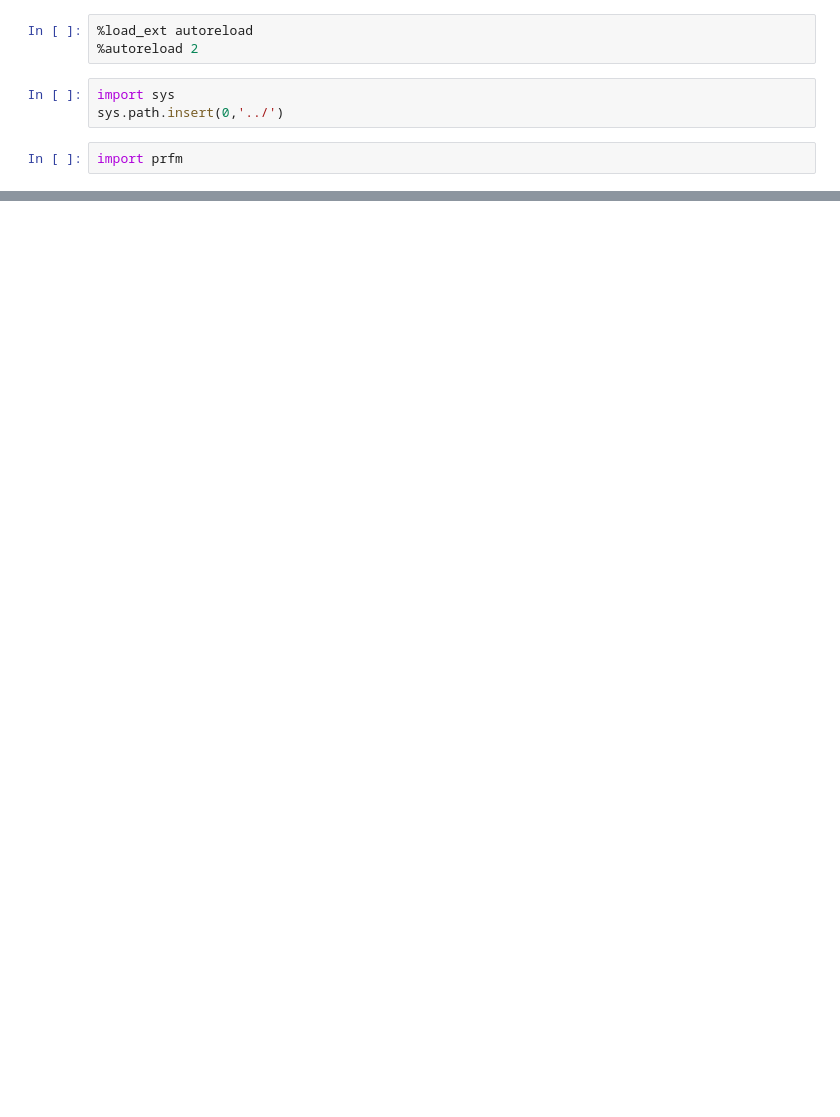
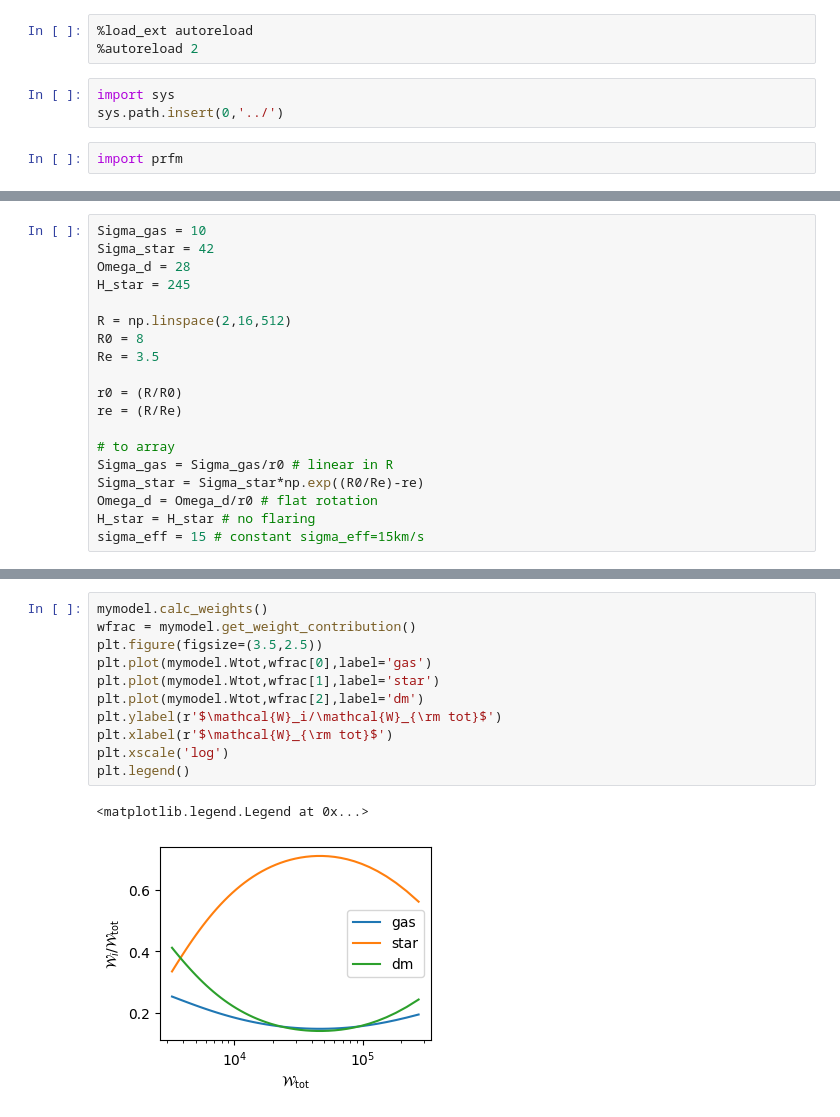
Before and after one commit to changgoo/PRFM, a Jupyter notebook: temporary/test.ipynb, the cells around one changed output, grey strips where cells are left out. Cells and saved outputs as stored; diff of their text form; blank space fills up the shorter version.

```diff
--- a/temporary/test.ipynb
+++ b/temporary/test.ipynb
@@ -14,2 +11,21 @@ H_star = 245
+# %%
+Sigma_gas = 10
+Sigma_star = 42
+Omega_d = 28
+H_star = 245
+
+R = np.linspace(2,16,512)
+R0 = 8
+Re = 3.5
+
+r0 = (R/R0)
+re = (R/Re)
+
+# to array
+Sigma_gas = Sigma_gas/r0 # linear in R
+Sigma_star = Sigma_star*np.exp((R0/Re)-re)
+Omega_d = Omega_d/r0 # flat rotation
+H_star = H_star # no flaring
+sigma_eff = 15 # constant sigma_eff=15km/s
 # %%
 # parameters are given in astro-friendly units
@@ -33,0 +106,14 @@ $1.9884099 \times 10^{30} \; \mathrm{kg}$
+# %%
+mymodel.calc_weights()
+wfrac = mymodel.get_weight_contribution()
+plt.figure(figsize=(3.5,2.5))
+plt.plot(mymodel.Wtot,wfrac[0],label='gas')
+plt.plot(mymodel.Wtot,wfrac[1],label='star')
+plt.plot(mymodel.Wtot,wfrac[2],label='dm')
+plt.ylabel(r'$\mathcal{W}_i/\mathcal{W}_{\rm tot}$')
+plt.xlabel(r'$\mathcal{W}_{\rm tot}$')
+plt.xscale('log')
+plt.legend()
+# %% [output]
+<matplotlib.legend.Legend at 0x...>
+[figure, added]
```
Also changed, not shown: parts of 14 cells of this notebook, 4 other files.
